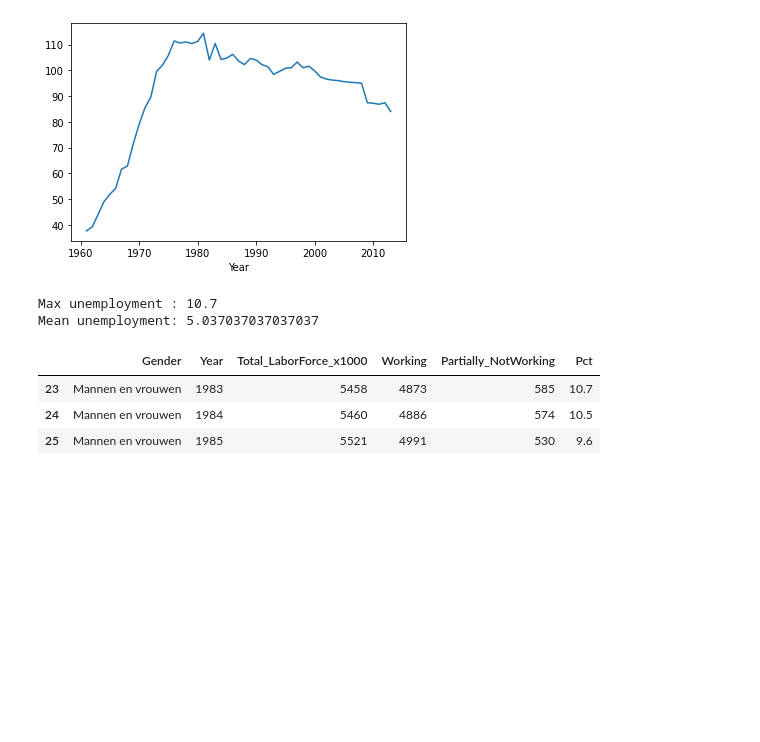
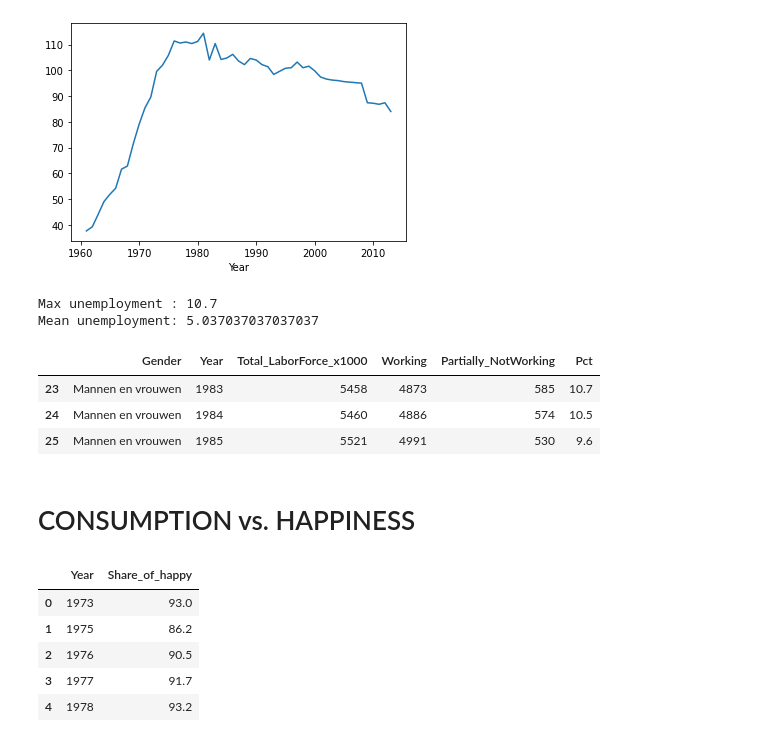
Before and after one commit to AjiacoVic/StoryTelling_project, a Jupyter notebook: BEER Exploring Data.ipynb, the cells around one changed output. Saved outputs shown, nothing was run; the diff lists cells and outputs as text; code cells hidden in the pictures; blank space fills up the shorter version.

```diff
--- a/BEER Exploring Data.ipynb
+++ b/BEER Exploring Data.ipynb
@@ -367,0 +368,14 @@ monetary aspect of it has an influence, or could it also mean that
+# %% [markdown]
+# CONSUMPTION vs. HAPPINESS
+# %%
+#read
+happy = pd.read_csv('data/happypeople.csv')
+# %%
+happy.head()
+# %% [output]
+|  | Year | Share_of_happy |
+| 0 | 1973 | 93.0 |
+| 1 | 1975 | 86.2 |
+| 2 | 1976 | 90.5 |
+| 3 | 1977 | 91.7 |
+| 4 | 1978 | 93.2 |
```
Also changed, not shown: parts of 5 cells of this notebook.
